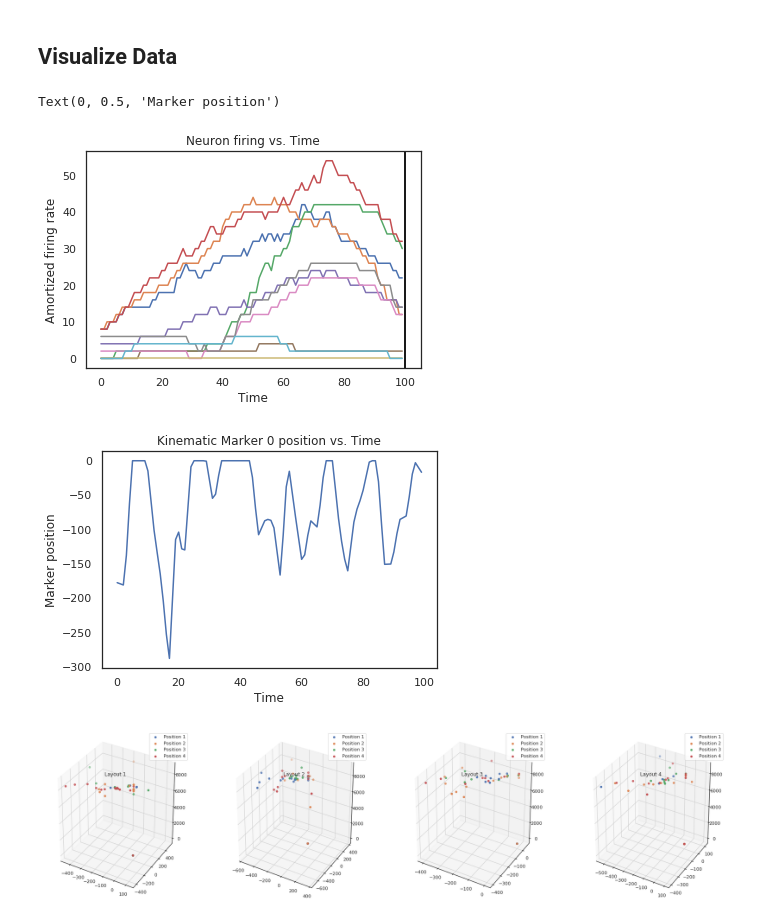
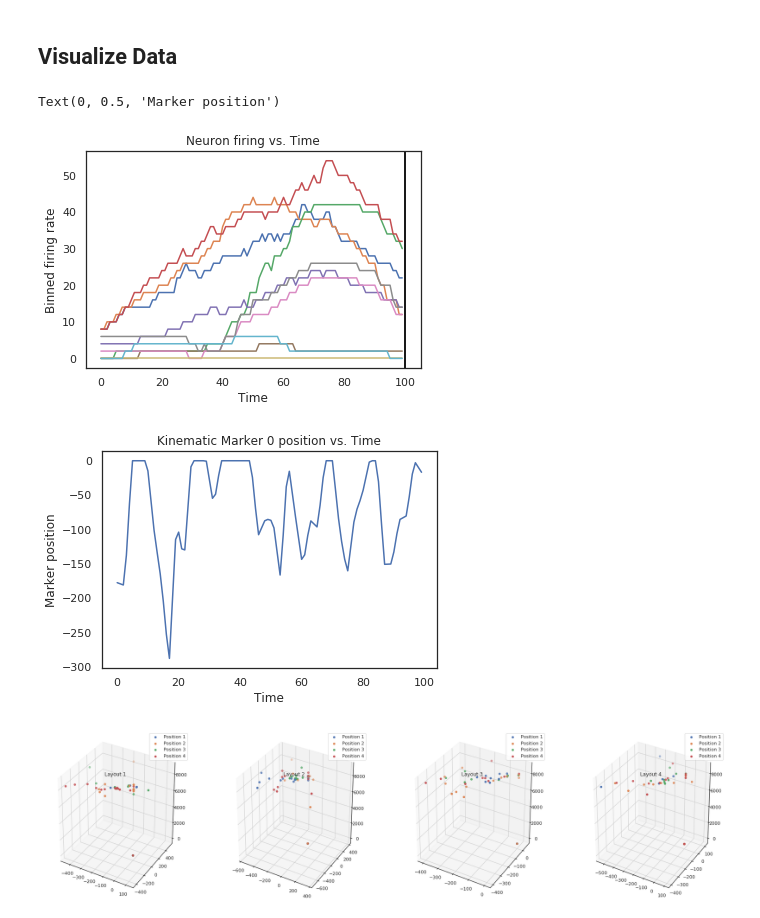
Before and after one commit to liamoconno/utra2023, a Jupyter notebook: notebooks/make_SEE_dataframes.ipynb, the cells around one changed output. Drawn from its saved outputs; the diff is of its cells as text; code cells hidden in the pictures.

```diff
--- a/notebooks/make_SEE_dataframes.ipynb
+++ b/notebooks/make_SEE_dataframes.ipynb
@@ -314,22 +314,22 @@ output.close()
 # %%
 # Number of plots
 n = 10
 
 for i in range(n):
     plt.plot(neural_df['rates'].values[i].squeeze())
     plt.title('Neuron firing vs. Time')
     plt.axvline(x=100, color='k')
     plt.xlabel('Time')
-    plt.ylabel('Amortized firing rate')
+    plt.ylabel('Binned firing rate')
 
 plt.figure()
 plt.title('Kinematic Marker 0 position vs. Time')
 plt.plot(kinematic_df['posData'].values[0].squeeze())
 plt.xlabel('Time')
 plt.ylabel('Marker position')
 # %% [output]
 Text(0, 0.5, 'Marker position')
-[figure, old version]
+[figure, new version]
 [figure]
 # %%
 from mpl_toolkits.mplot3d import Axes3D
```
Also changed, not shown: parts of 5 cells of this notebook.
